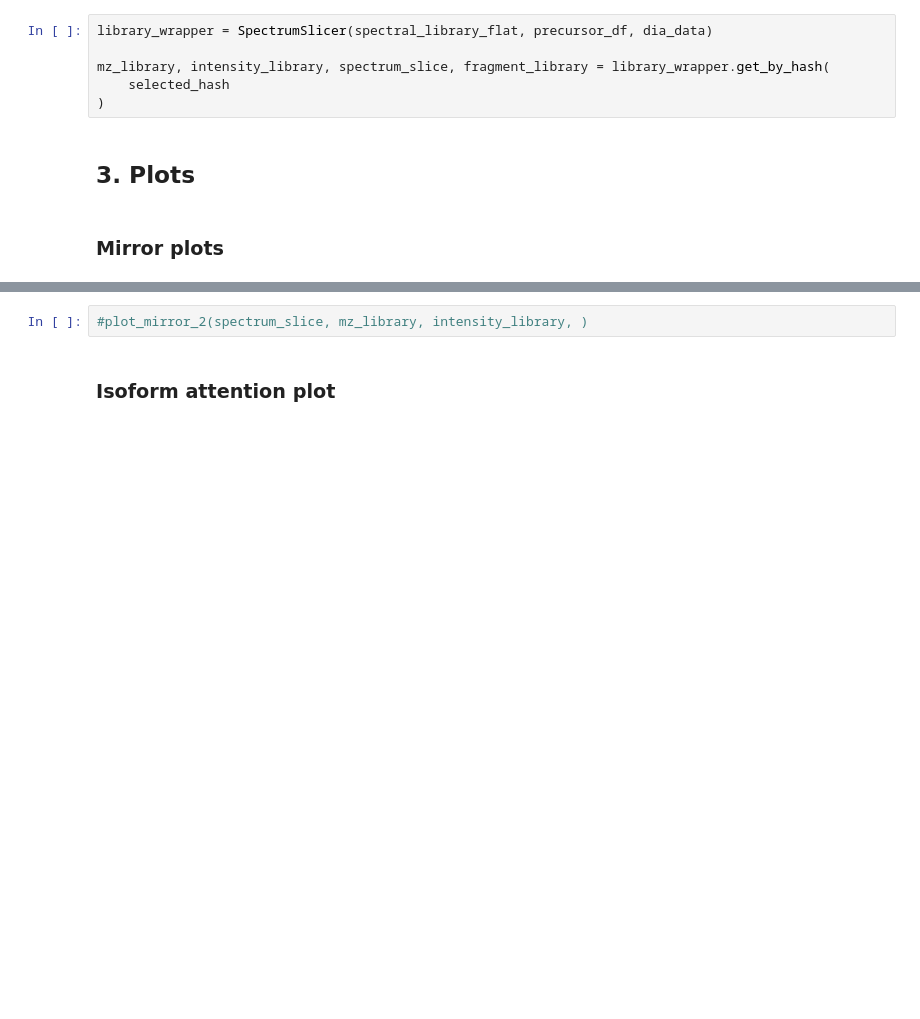
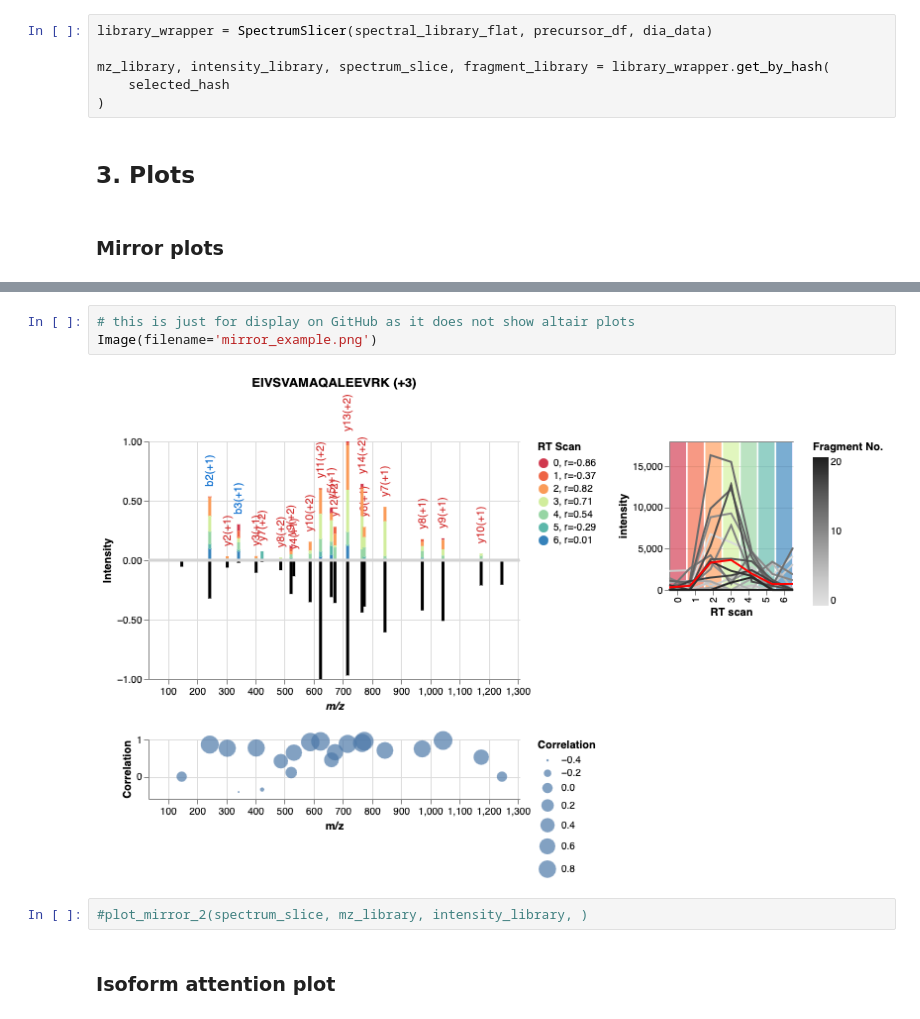
Before and after one commit to GeorgWa/alphadia-validate, a Jupyter notebook: notebooks/showcase.ipynb, the cells around one changed output, grey strips where cells are left out. Saved outputs shown, nothing was run; the diff lists cells and outputs as text; blank space fills up the shorter version.

```diff
--- a/notebooks/showcase.ipynb
+++ b/notebooks/showcase.ipynb
@@ -52,3 +55,8 @@ mirror_w_xic_w_corrs(spectrum_slice, mz_library, intensity_library,
+# %%
+# this is just for display on GitHub as it does not show altair plots
+Image(filename='mirror_example.png')
+# %% [output]
+[figure, added]
 # %%
 #plot_mirror_2(spectrum_slice, mz_library, intensity_library, )
 # %% [markdown]
```
Also changed, not shown: parts of 6 cells of this notebook, 1 other file.
